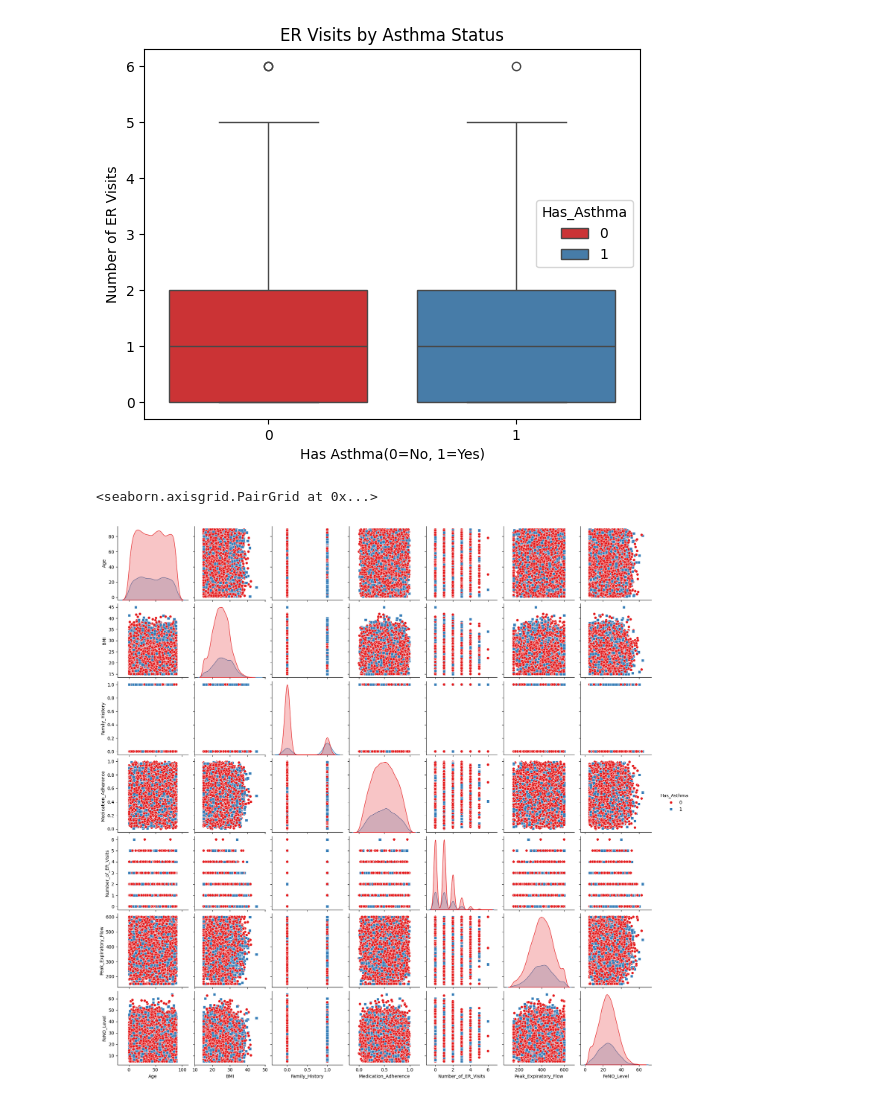
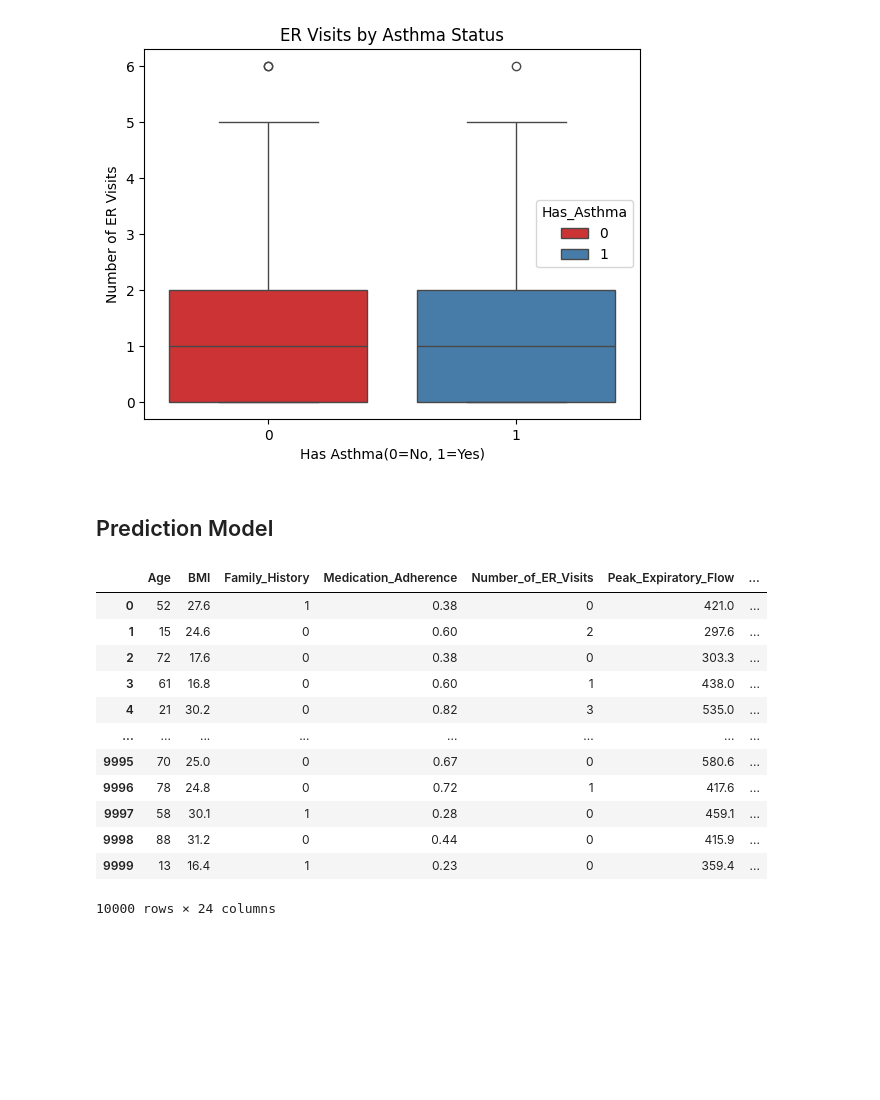
Before and after one commit to adlawzay/Synthetic_Asthma, a Jupyter notebook: Synthetic_Asthma EDA.ipynb, the cells around one changed output. Drawn from its saved outputs; the diff is of its cells as text; code cells hidden in the pictures; blank space fills up the shorter version.

```diff
--- a/Synthetic_Asthma EDA.ipynb
+++ b/Synthetic_Asthma EDA.ipynb
@@ -206,8 +175,23 @@ plt.ylabel('Number of ER Visits')
 plt.show()
 # %% [output]
 [figure]
-# %%
-sns.pairplot(df, hue='Has_Asthma', diag_kind='kde', markers=["o", "s"], palette="Set1")
-# %% [output]
-<seaborn.axisgrid.PairGrid at 0x...>
-[figure, removed]
+# %% [markdown]
+## Prediction Model
+# %%
+df_model = df.drop('Asthma_Control_Level', axis=1)
+df_model = pd.get_dummies(df_model, dtype=int, drop_first=True)
+df_model
+# %% [output]
+|  | Age | BMI | Family_History | Medication_Adherence | Number_of_ER_Visits | Peak_Expiratory_Flow | ... |
+| 0 | 52 | 27.6 | 1 | 0.38 | 0 | 421.0 | ... |
+| 1 | 15 | 24.6 | 0 | 0.60 | 2 | 297.6 | ... |
+| 2 | 72 | 17.6 | 0 | 0.38 | 0 | 303.3 | ... |
+| 3 | 61 | 16.8 | 0 | 0.60 | 1 | 438.0 | ... |
+| 4 | 21 | 30.2 | 0 | 0.82 | 3 | 535.0 | ... |
+| ... | ... | ... | ... | ... | ... | ... | ... |
+| 9995 | 70 | 25.0 | 0 | 0.67 | 0 | 580.6 | ... |
+| 9996 | 78 | 24.8 | 0 | 0.72 | 1 | 417.6 | ... |
+| 9997 | 58 | 30.1 | 1 | 0.28 | 0 | 459.1 | ... |
+| 9998 | 88 | 31.2 | 0 | 0.44 | 0 | 415.9 | ... |
+| 9999 | 13 | 16.4 | 1 | 0.23 | 0 | 359.4 | ... |
+10000 rows × 24 columns
```
Also changed, not shown: parts of 18 cells of this notebook, 2 other files.
